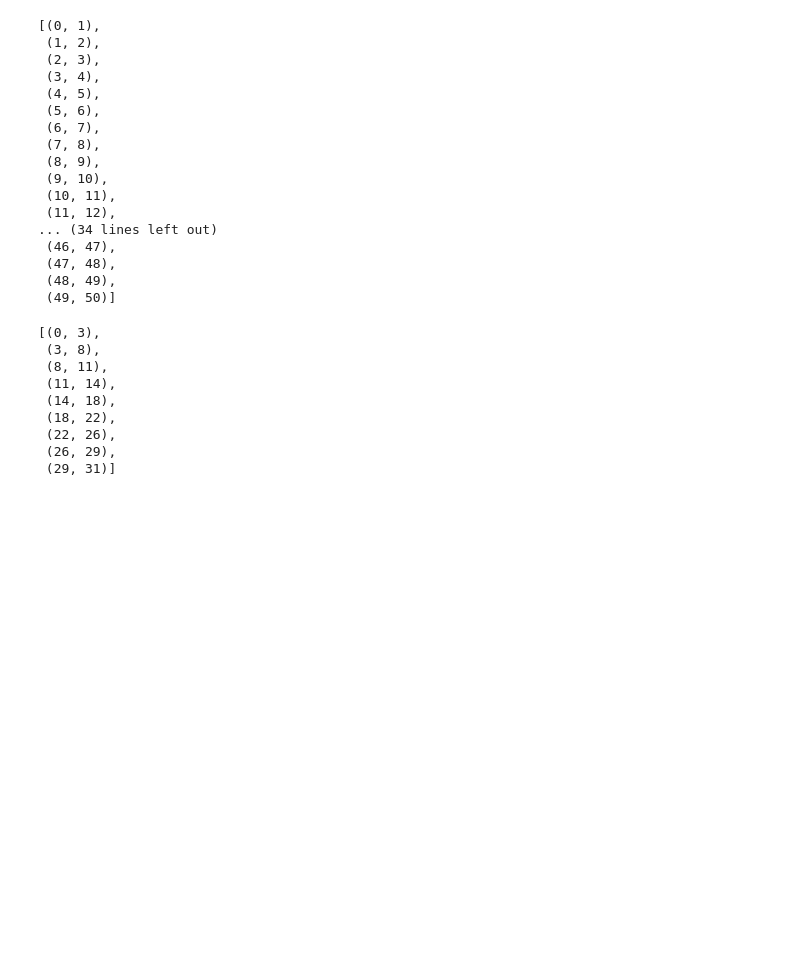
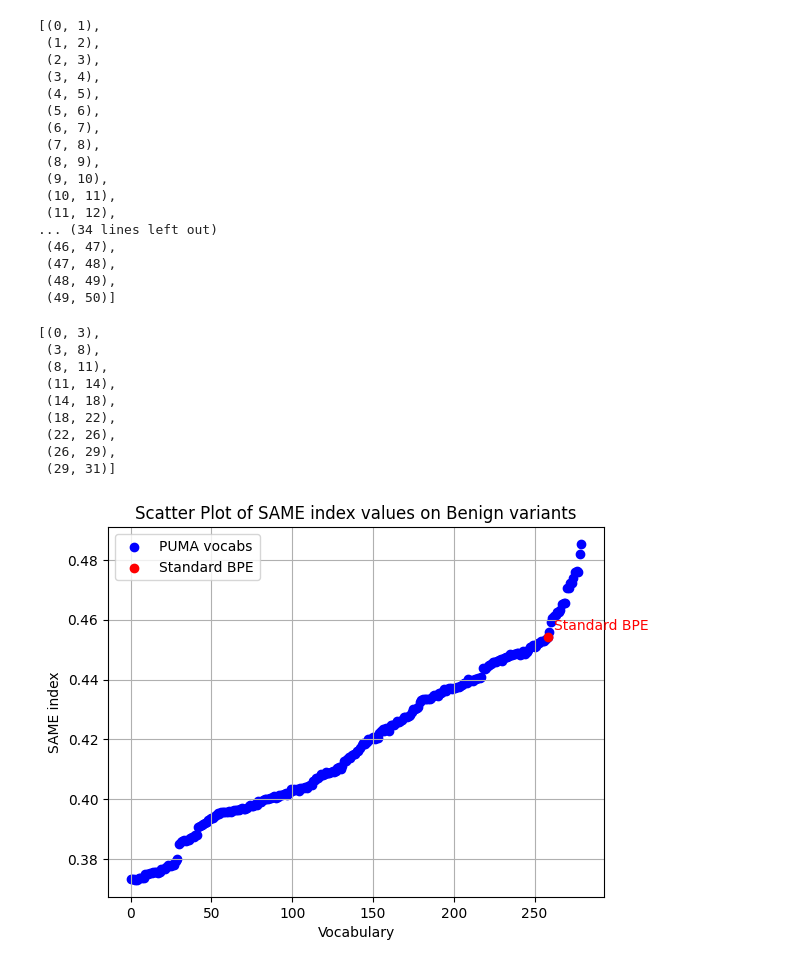
Before and after one commit to boun-tabi-lifelu/evolutionary-subword-tokenization, a Jupyter notebook: Prog/ProteinGYM_data_analysis.ipynb, the cells around one changed output. Cells and saved outputs as stored; diff of their text form; code cells hidden in the pictures; blank space fills up the shorter version.

```diff
--- a/Prog/ProteinGYM_data_analysis.ipynb
+++ b/Prog/ProteinGYM_data_analysis.ipynb
@@ -448,3 +486,40 @@ take_offsets_subset(offs, 0, 30)
  (22, 26),
  (26, 29),
  (29, 31)]
+# %%
+import matplotlib.pyplot as plt
+import json
+# Prepare data
+x = list(range(len(all_pairs)))  # or use np.arange
+y = []
+# for val, name in all_pairs:
+#     with open(f"/cta/share/users/mutbpe/tokenizers/blosum62/{name[3:-4]}.json", "rb") as f:
+#         vocab = json.load(f)
+#         avg_t_len = np.mean(np.array([len(k) for k in vocab.keys()]))
+#         y.append(avg_t_len)
+# y = [val["total_eq"]/len(val["rand"]) for val, name in all_pairs]
+y = [val["mean_windowed_rand"] for val, name in all_pairs]
+
+# Extract the target
+target_name = "hf_uniref50_bpe_25600.pkl"  # change this to your target
+target_index = next(i for i, (val, name) in enumerate(all_pairs) if name == target_name)
+target_y = y[target_index]
+
+# Plot all points
+plt.scatter(x, y, label='PUMA vocabs', color='blue')
+
+# Highlight the target point
+plt.scatter([target_index], [target_y], color='red', label="Standard BPE", zorder=5)
+
+# Optionally annotate
+plt.annotate("Standard BPE", (target_index, target_y), textcoords="offset points", xytext=(5,5), ha='left', color='red')
+
+# Labeling
+plt.xlabel("Vocabulary")
+plt.ylabel("SAME index")
+plt.title("Scatter Plot of SAME index values on Benign variants")
+plt.legend()
+plt.grid(True)
+plt.show()
+# %% [output]
+[figure, added]
```
Also changed, not shown: parts of 8 cells of this notebook, 2 other files.
